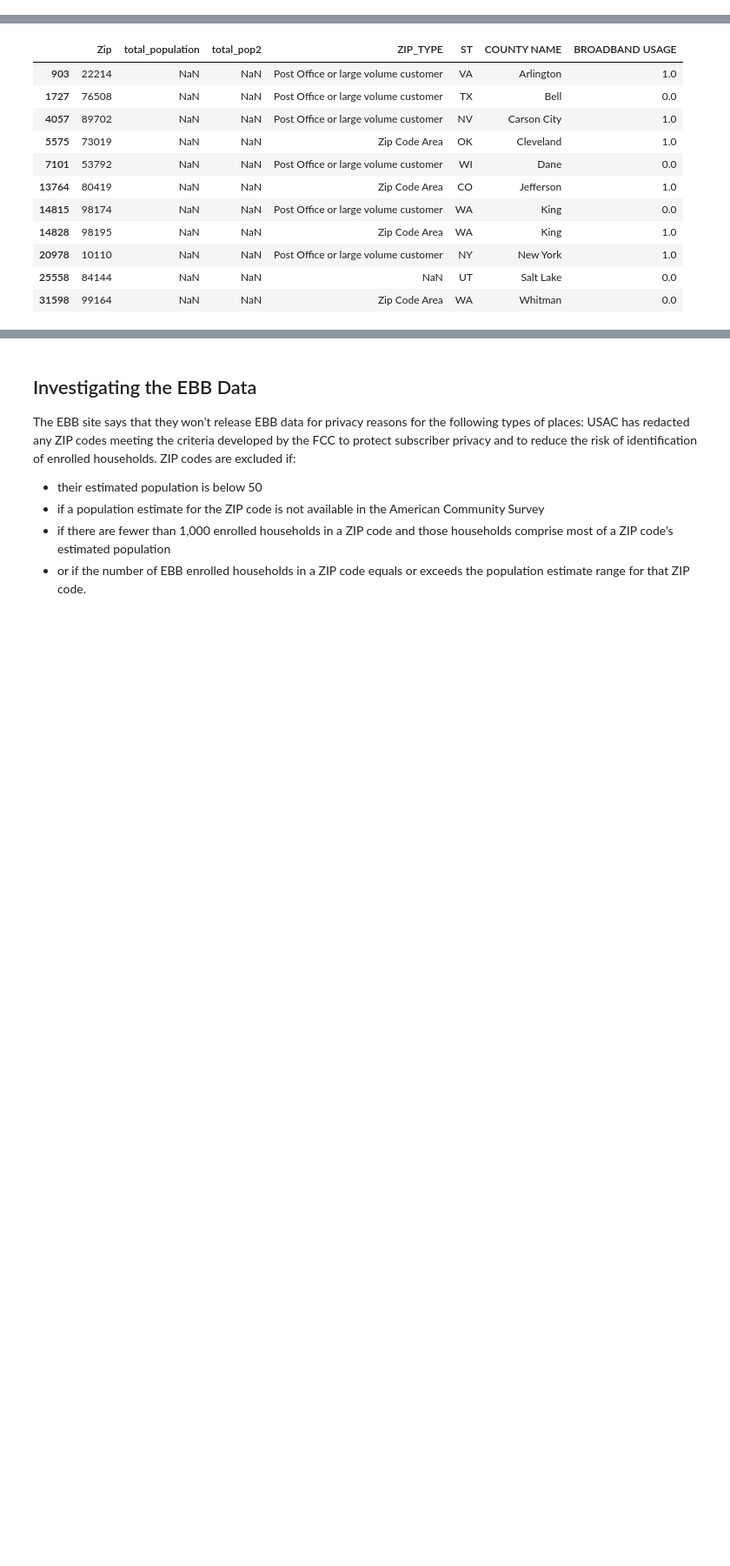
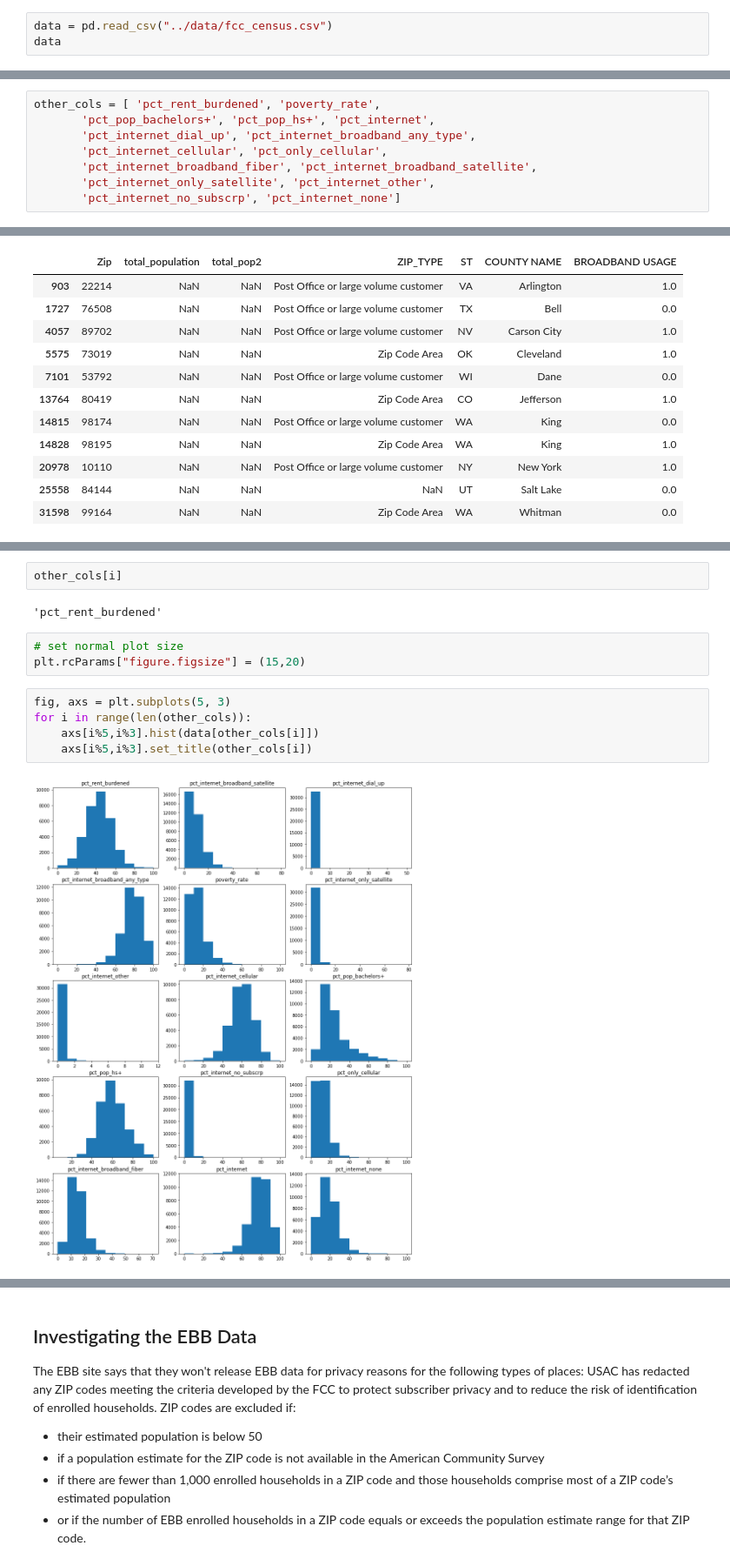
Before and after one commit to jcweaver/broadband-capstone, a Jupyter notebook: notebooks/Joanie_full_EDA.ipynb, the cells around one changed output, grey strips where cells are left out. Shown: that part at 87% size. Drawn from its saved outputs; the diff is of its cells as text; blank space fills up the shorter version.

```diff
--- a/notebooks/Joanie_full_EDA.ipynb
+++ b/notebooks/Joanie_full_EDA.ipynb
@@ -57,0 +43,3 @@ data[data.ST=="MA"]
+# %%
+data = pd.read_csv("../data/fcc_census.csv")
+data
@@ -75,6 +77,14 @@ Index(['Zip', 'WiredCount_2020', 'Fwcount_2020', 'AllProviderCount_2020',
        'pct_health_ins_children', 'pct_health_ins_19_64', 'pct_health_ins_65+',
        'total_pop2', 'STATE', 'ZIP_TYPE', 'RUCA1', 'RUCA2'],
       dtype='object')
+# %%
+other_cols = [ 'pct_rent_burdened', 'poverty_rate',
+       'pct_pop_bachelors+', 'pct_pop_hs+', 'pct_internet',
+       'pct_internet_dial_up', 'pct_internet_broadband_any_type',
+       'pct_internet_cellular', 'pct_only_cellular',
+       'pct_internet_broadband_fiber', 'pct_internet_broadband_satellite',
+       'pct_internet_only_satellite', 'pct_internet_other',
+       'pct_internet_no_subscrp', 'pct_internet_none']
 # %% [markdown]
 ## Looking at Nulls by State
 # %%
@@ -137,0 +195,14 @@ data.describe().T
+# %%
+other_cols[i]
+# %% [output]
+'pct_rent_burdened'
+# %%
+# set normal plot size
+plt.rcParams["figure.figsize"] = (15,20)
+# %%
+fig, axs = plt.subplots(5, 3)
+for i in range(len(other_cols)):
+    axs[i%5,i%3].hist(data[other_cols[i]])
+    axs[i%5,i%3].set_title(other_cols[i])
+# %% [output]
+[figure, added]
```
Also changed, not shown: parts of 9 cells of this notebook, 4 other files.
